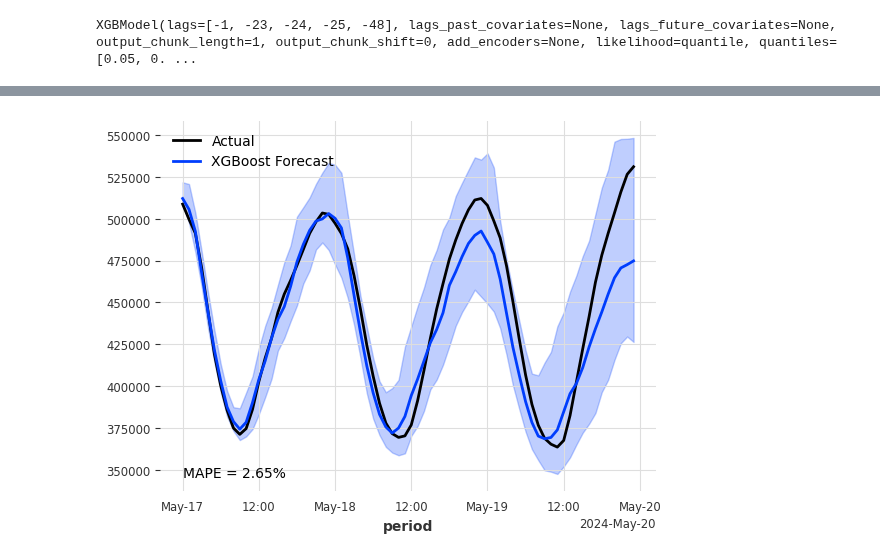
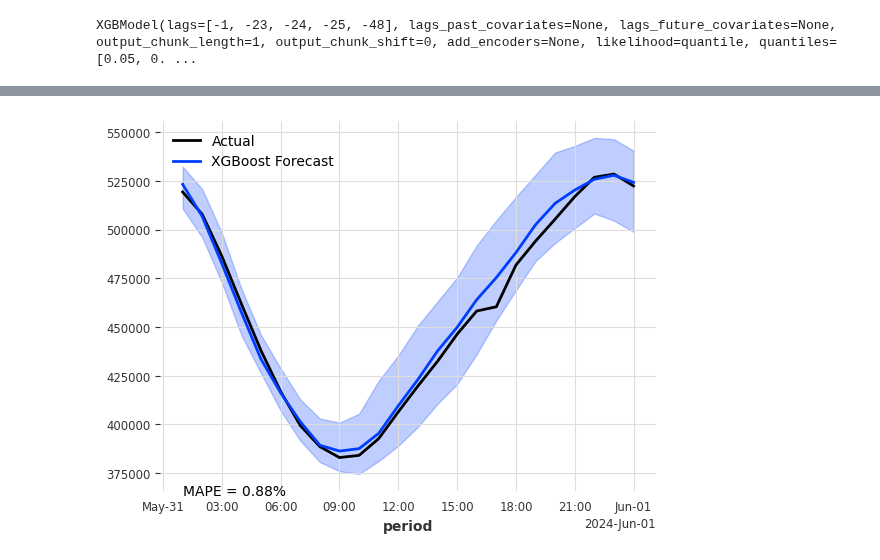
Before and after one commit to RamiKrispin/eia-poc, a Jupyter notebook: darts_prototype_core.ipynb, the cells around one changed output, grey strips where cells are left out. Saved outputs shown, nothing was run; the diff lists cells and outputs as text; code cells hidden in the pictures.

```diff
--- a/darts_prototype_core.ipynb
+++ b/darts_prototype_core.ipynb
@@ -69,7 +71,7 @@ ts.diff().plot()
 # %% [markdown]
 ## Training Forecasting Model
 # %%
-test_length = 72
+test_length = 24
 
 lags=[-1, -23,-24, -25, -48]
 seed = 12345
@@ -118,6 +119,5 @@ prediction_xg = xg_md.predict(test_length, num_samples = num_samples)
 m_xg = "MAPE = {:.2f}%".format(mape(val, prediction_xg))
 val.plot(label = "Actual")
 prediction_xg.plot(label="XGBoost Forecast")
-plt.legend()
 plt.text(val._time_index[0], 0.95 *val.all_values().min(), m_xg, fontsize = 10)
 # %% [output]
@@ -125,4 +125,4 @@ Text(2024-05-17 00:00:00, 345461.6955, 'MAPE = 2.65%')
-[figure, old version]
+[figure, new version]
 # %%
 lags_2=[-1,-2, -3,-4, -23,-24, -25, -48]
 
```
Also changed, not shown: parts of 5 cells of this notebook, 5 other files.
